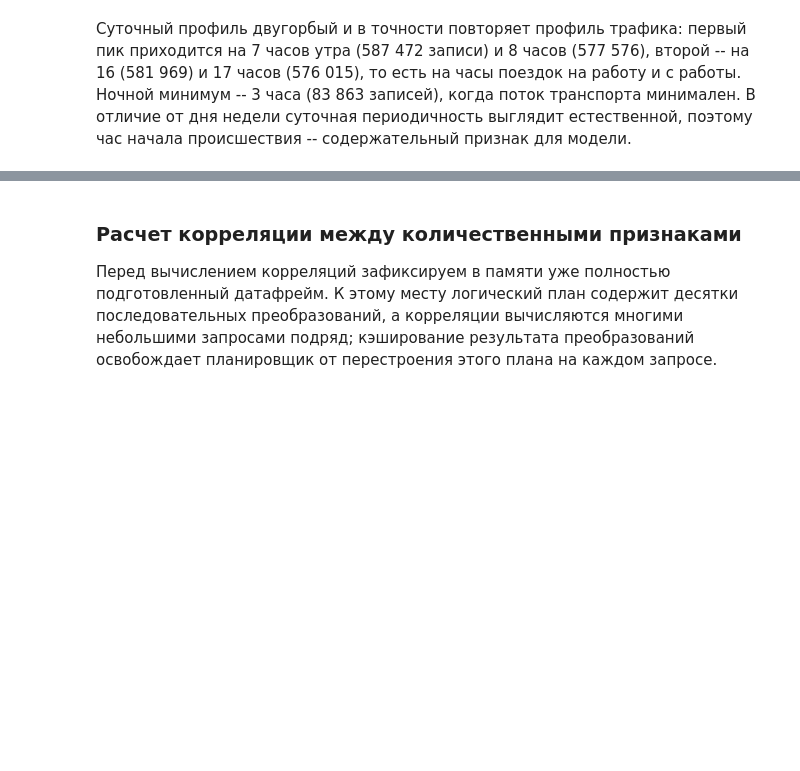
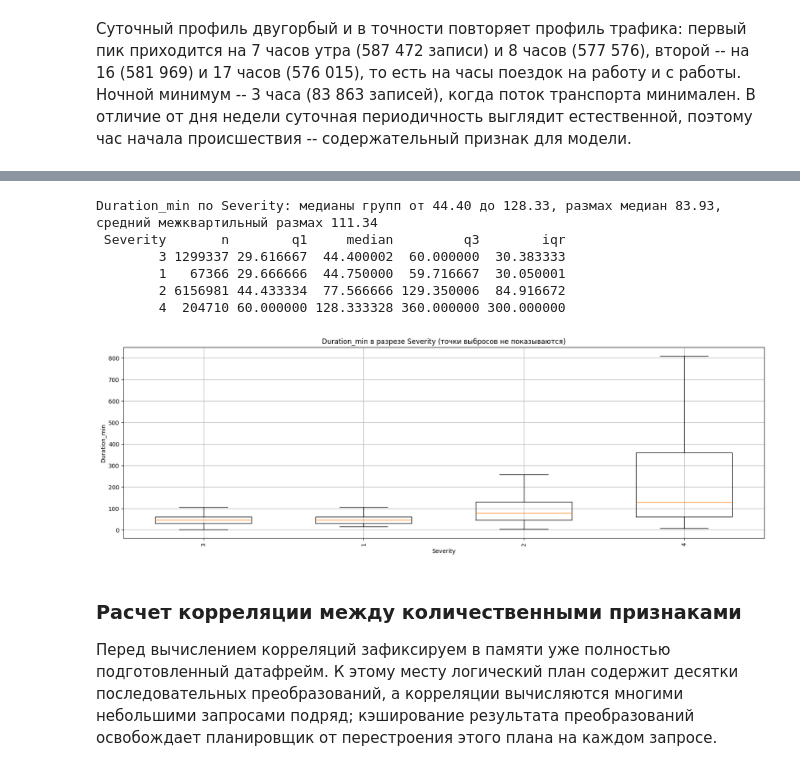
Before and after one commit to Klaw271/SOBD, a Jupyter notebook: lab1/2_Exploratory_analysis_US_Accidents.ipynb, the cells around one changed output, grey strips where cells are left out. Saved outputs shown, nothing was run; the diff lists cells and outputs as text; code cells hidden in the pictures; blank space fills up the shorter version.

```diff
--- a/lab1/2_Exploratory_analysis_US_Accidents.ipynb
+++ b/lab1/2_Exploratory_analysis_US_Accidents.ipynb
@@ -951,3 +1094,14 @@ plt.show()
+# %%
+plot_grouped_boxplots(data=df, y_column="Duration_min",
+                      x_column="Severity", top_n=4)
+# %% [output]
+Duration_min по Severity: медианы групп от 44.40 до 128.33, размах медиан 83.93, средний межквартильный размах 111.34
+ Severity       n        q1     median         q3        iqr
+        3 1299337 29.616667  44.400002  60.000000  30.383333
+        1   67366 29.666666  44.750000  59.716667  30.050001
+        2 6156981 44.433334  77.566666 129.350006  84.916672
+        4  204710 60.000000 128.333328 360.000000 300.000000
+[figure, added]
 # %% [markdown]
 ### Расчет корреляции между количественными признаками
 
```
Also changed, not shown: parts of 12 cells of this notebook, 1 other file.
